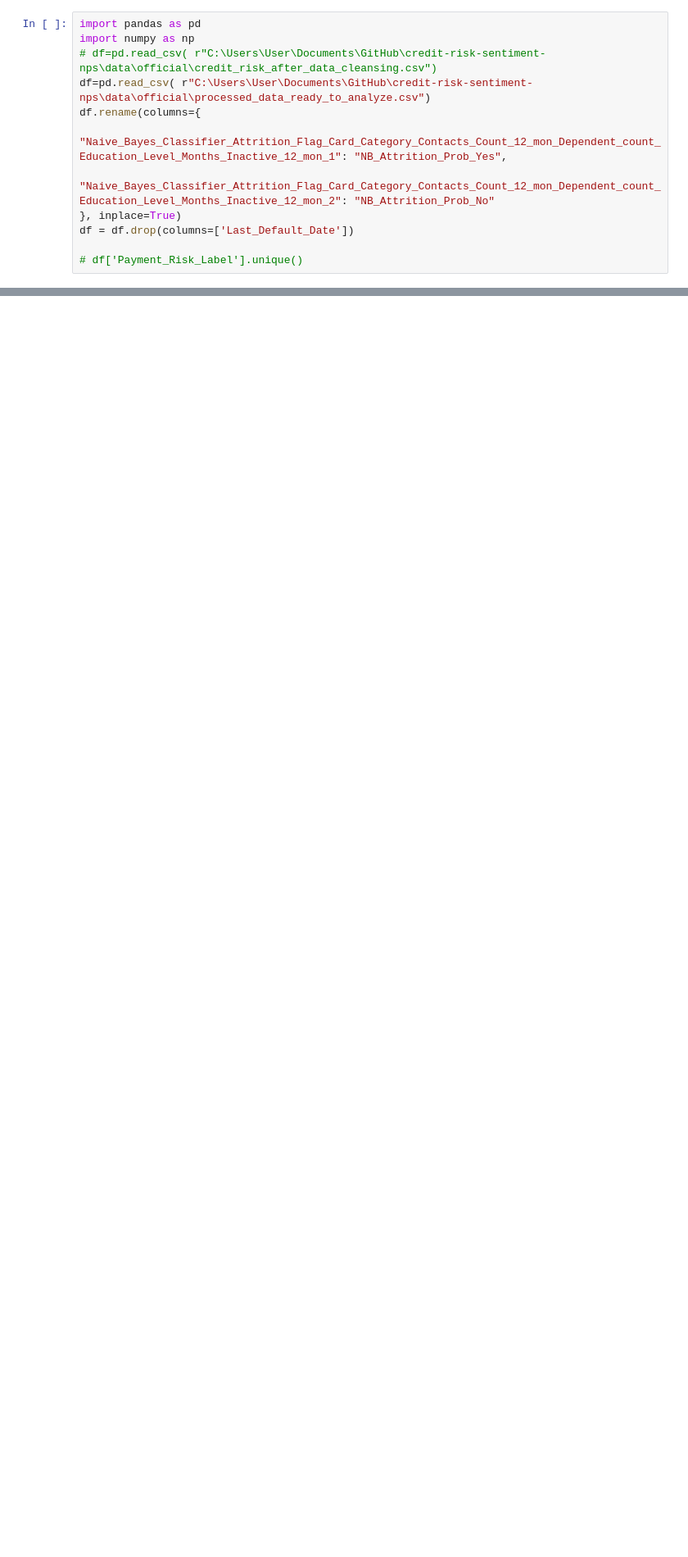
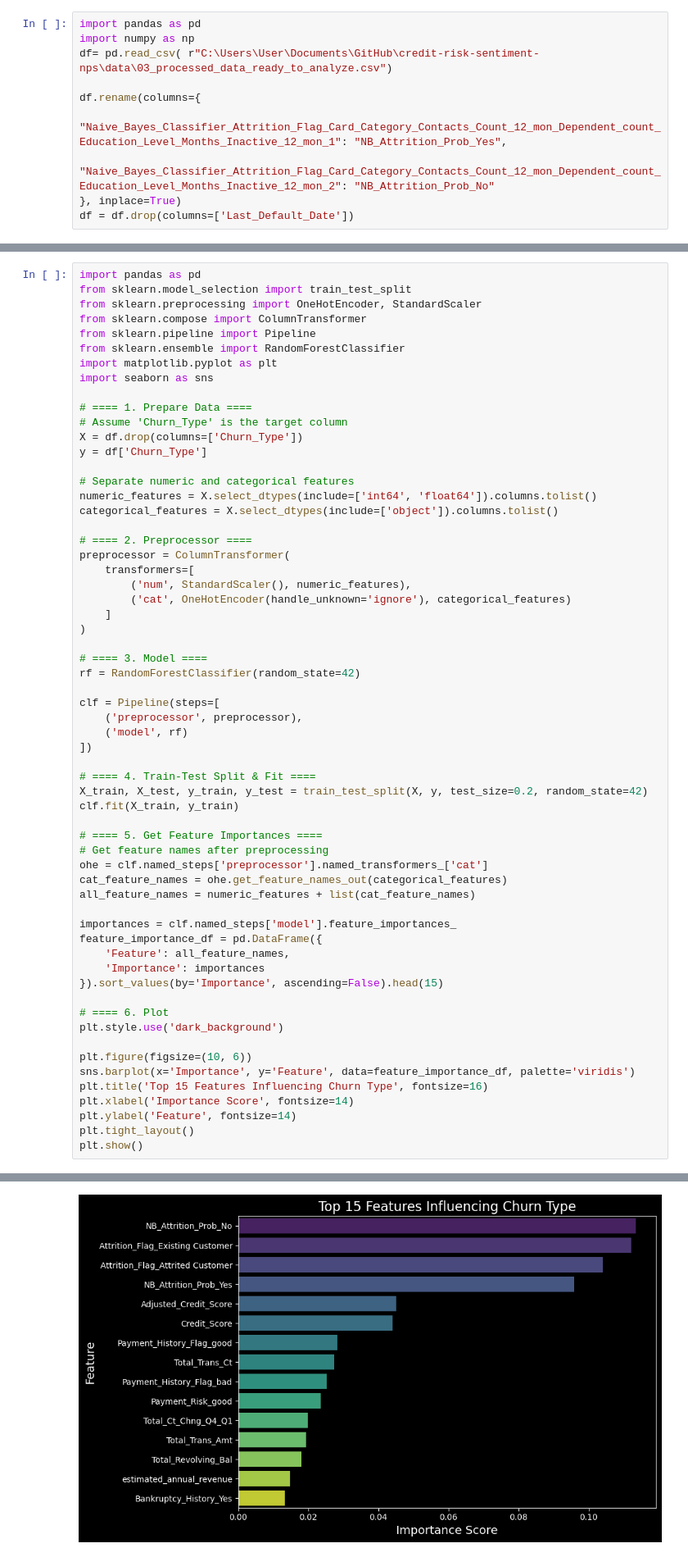
Before and after one commit to TriciaTriciaWang/credit-risk-sentiment-nps, a Jupyter notebook: notebooks/1-4 modeling pipeline.ipynb, the cells around one changed output, grey strips where cells are left out. Shown at 82% size. Cells and saved outputs as stored; diff of their text form; blank space fills up the shorter version.

```diff
--- a/notebooks/1-4 modeling pipeline.ipynb
+++ b/notebooks/1-4 modeling pipeline.ipynb
@@ -1,12 +1,10 @@
 # %%
 import pandas as pd
 import numpy as np
-# df=pd.read_csv( r"C:\Users\User\Documents\GitHub\credit-risk-sentiment-nps\data\official\credit_risk_after_data_cleansing.csv")
-df=pd.read_csv( r"C:\Users\User\Documents\GitHub\credit-risk-sentiment-nps\data\official\processed_data_ready_to_analyze.csv")
+df= pd.read_csv( r"C:\Users\User\Documents\GitHub\credit-risk-sentiment-nps\data\03_processed_data_ready_to_analyze.csv")
+
 df.rename(columns={
     "Naive_Bayes_Classifier_Attrition_Flag_Card_Category_Contacts_Count_12_mon_Dependent_count_Education_Level_Months_Inactive_12_mon_1": "NB_Attrition_Prob_Yes",
     "Naive_Bayes_Classifier_Attrition_Flag_Card_Category_Contacts_Count_12_mon_Dependent_count_Education_Level_Months_Inactive_12_mon_2": "NB_Attrition_Prob_No"
 }, inplace=True)
 df = df.drop(columns=['Last_Default_Date'])
-
-# df['Payment_Risk_Label'].unique()
@@ -362,0 +11,62 @@ shap.summary_plot(shap_values[1], X_processed, feature_names=feature_names)
+# %%
+import pandas as pd
+from sklearn.model_selection import train_test_split
+from sklearn.preprocessing import OneHotEncoder, StandardScaler
+from sklearn.compose import ColumnTransformer
+from sklearn.pipeline import Pipeline
+from sklearn.ensemble import RandomForestClassifier
+import matplotlib.pyplot as plt
+import seaborn as sns
+
+# ==== 1. Prepare Data ====
+# Assume 'Churn_Type' is the target column
+X = df.drop(columns=['Churn_Type'])
+y = df['Churn_Type']
+
+# Separate numeric and categorical features
+numeric_features = X.select_dtypes(include=['int64', 'float64']).columns.tolist()
+categorical_features = X.select_dtypes(include=['object']).columns.tolist()
+
+# ==== 2. Preprocessor ====
+preprocessor = ColumnTransformer(
+    transformers=[
+        ('num', StandardScaler(), numeric_features),
+        ('cat', OneHotEncoder(handle_unknown='ignore'), categorical_features)
+    ]
+)
+
+# ==== 3. Model ====
+rf = RandomForestClassifier(random_state=42)
+
+clf = Pipeline(steps=[
+    ('preprocessor', preprocessor),
+    ('model', rf)
+])
+
+# ==== 4. Train-Test Split & Fit ====
+X_train, X_test, y_train, y_test = train_test_split(X, y, test_size=0.2, random_state=42)
+clf.fit(X_train, y_train)
+
+# ==== 5. Get Feature Importances ====
+# Get feature names after preprocessing
+ohe = clf.named_steps['preprocessor'].named_transformers_['cat']
+cat_feature_names = ohe.get_feature_names_out(categorical_features)
+all_feature_names = numeric_features + list(cat_feature_names)
+
+importances = clf.named_steps['model'].feature_importances_
+feature_importance_df = pd.DataFrame({
+    'Feature': all_feature_names,
+    'Importance': importances
+}).sort_values(by='Importance', ascending=False).head(15)
+
+# ==== 6. Plot
+plt.style.use('dark_background')
+
+plt.figure(figsize=(10, 6))
+sns.barplot(x='Importance', y='Feature', data=feature_importance_df, palette='viridis')
+plt.title('Top 15 Features Influencing Churn Type', fontsize=16)
+plt.xlabel('Importance Score', fontsize=14)
+plt.ylabel('Feature', fontsize=14)
+plt.tight_layout()
+plt.show()
+# %% [output]
@@ -362,0 +76 @@ shap.summary_plot(shap_values[1], X_processed, feature_names=feature_names)
+[figure, added]
```
Also changed, not shown: parts of 14 cells of this notebook, 46 other files.
